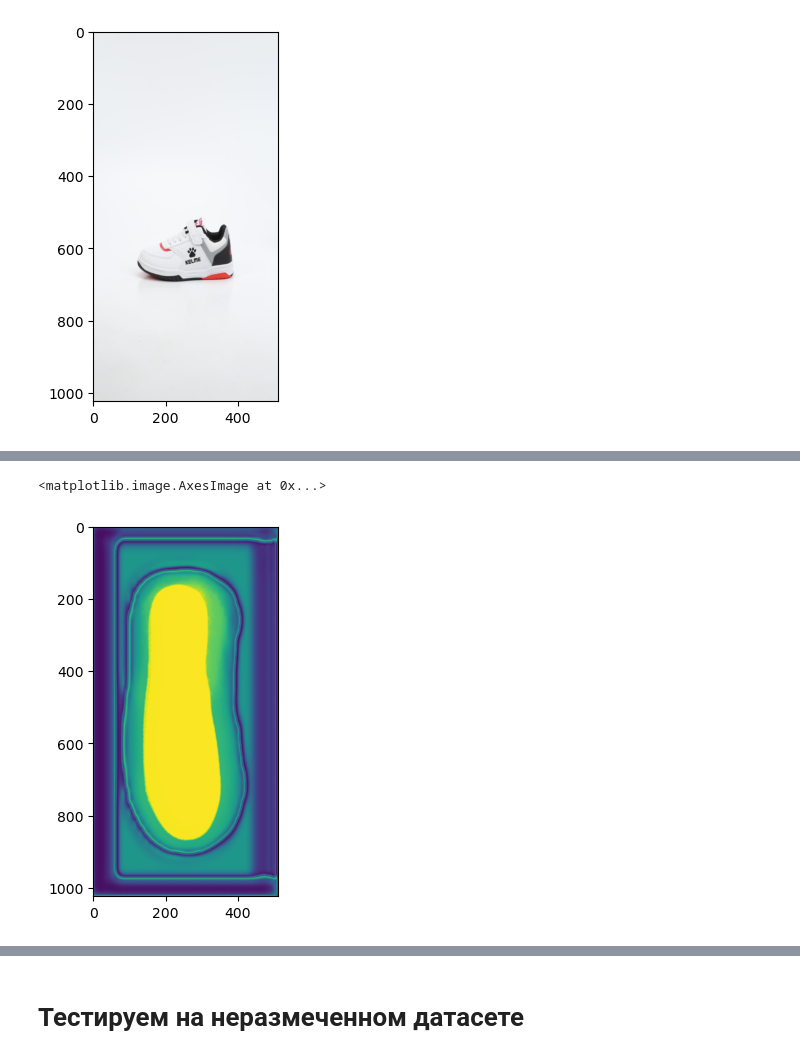
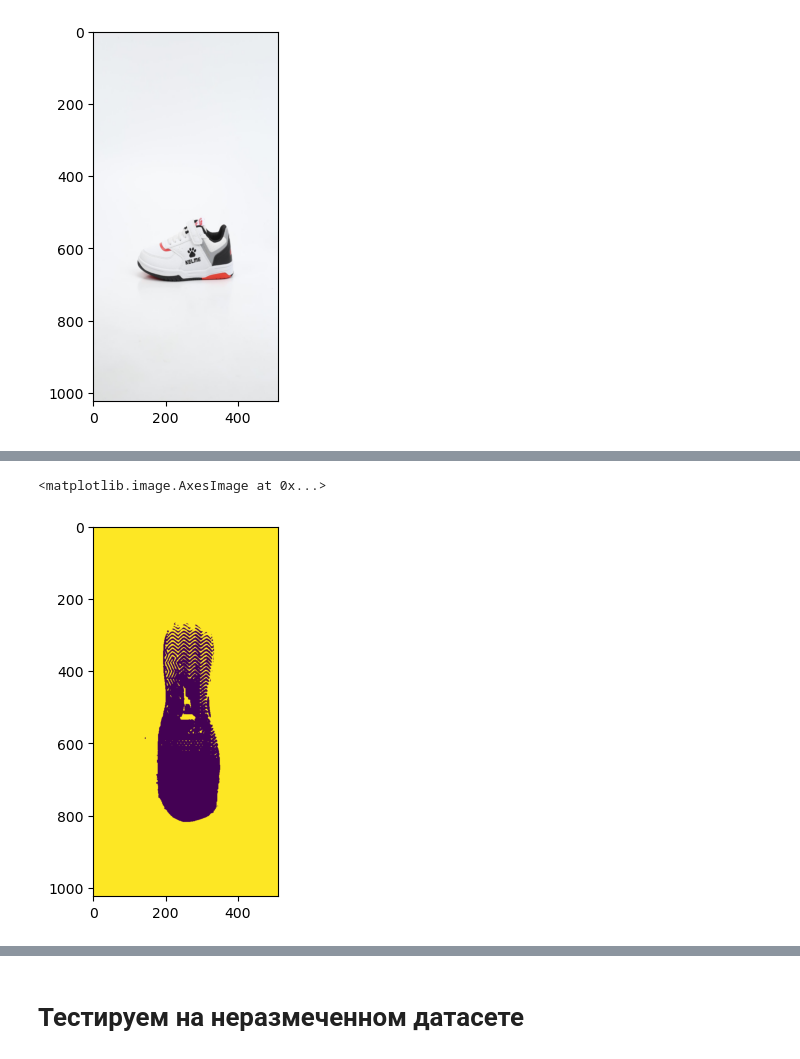
Before and after one commit to BombasticFantastik/KD_Summer_Work, a Jupyter notebook: Segmentation/AccuracyTest.ipynb, the cells around one changed output, grey strips where cells are left out. Cells and saved outputs as stored; diff of their text form; code cells hidden in the pictures.

```diff
--- a/Segmentation/AccuracyTest.ipynb
+++ b/Segmentation/AccuracyTest.ipynb
@@ -106,0 +113,2 @@ tensor(0.0029)
+# %%
+non_mask = (sig(pred)<(sig(pred).max()+sig(pred).min())/2)
@@ -107,6 +134,6 @@ tensor(0.0029)
 # %%
-plt.imshow(pred[0].permute(1,2,0).detach())
+plt.imshow(sig(non_mask[1]*1).permute(1,2,0).detach())
 # %% [output]
 <matplotlib.image.AxesImage at 0x...>
-[figure, old version]
+[figure, new version]
 # %%
```
Also changed, not shown: parts of 13 cells of this notebook, 1 other file.
